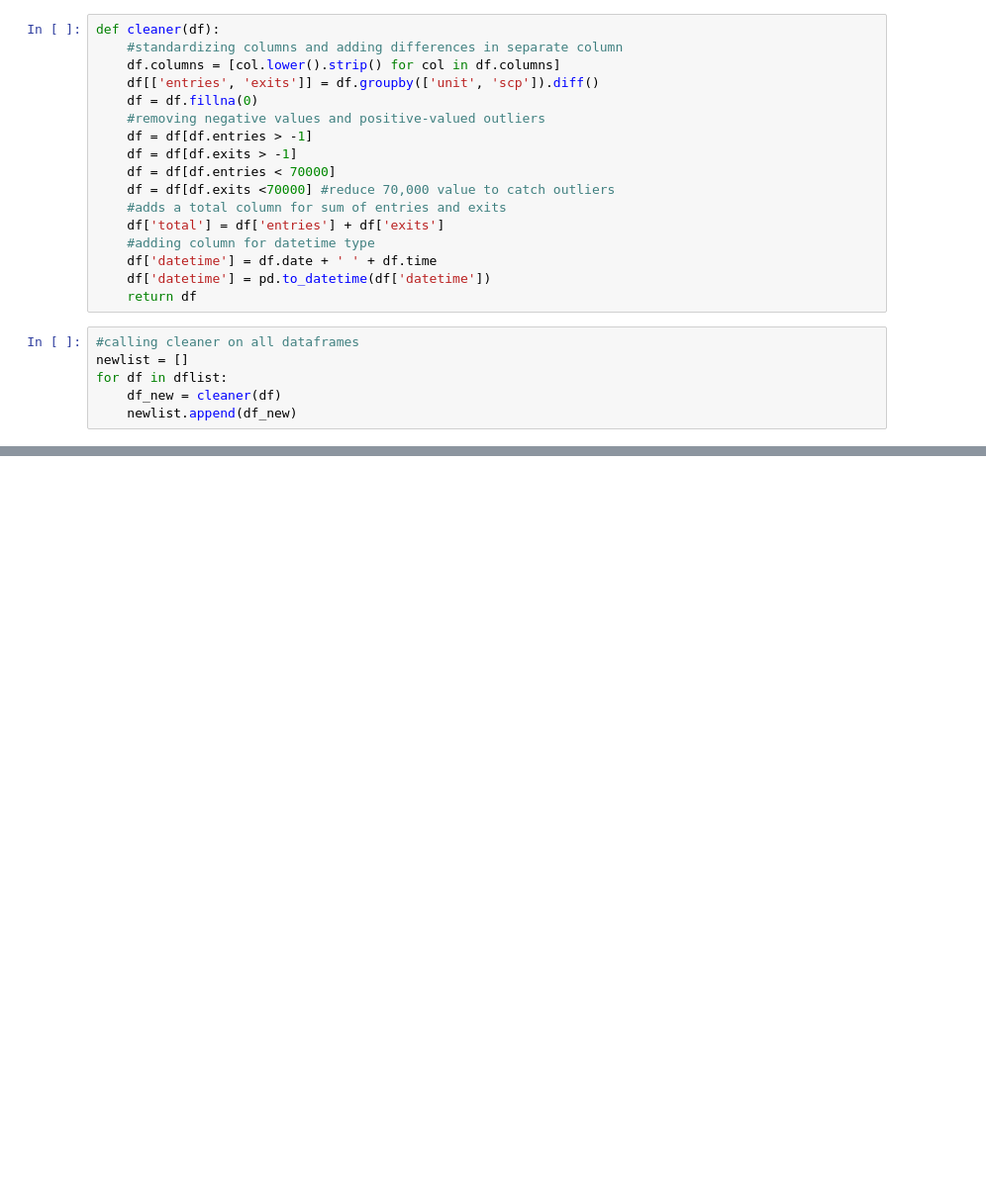
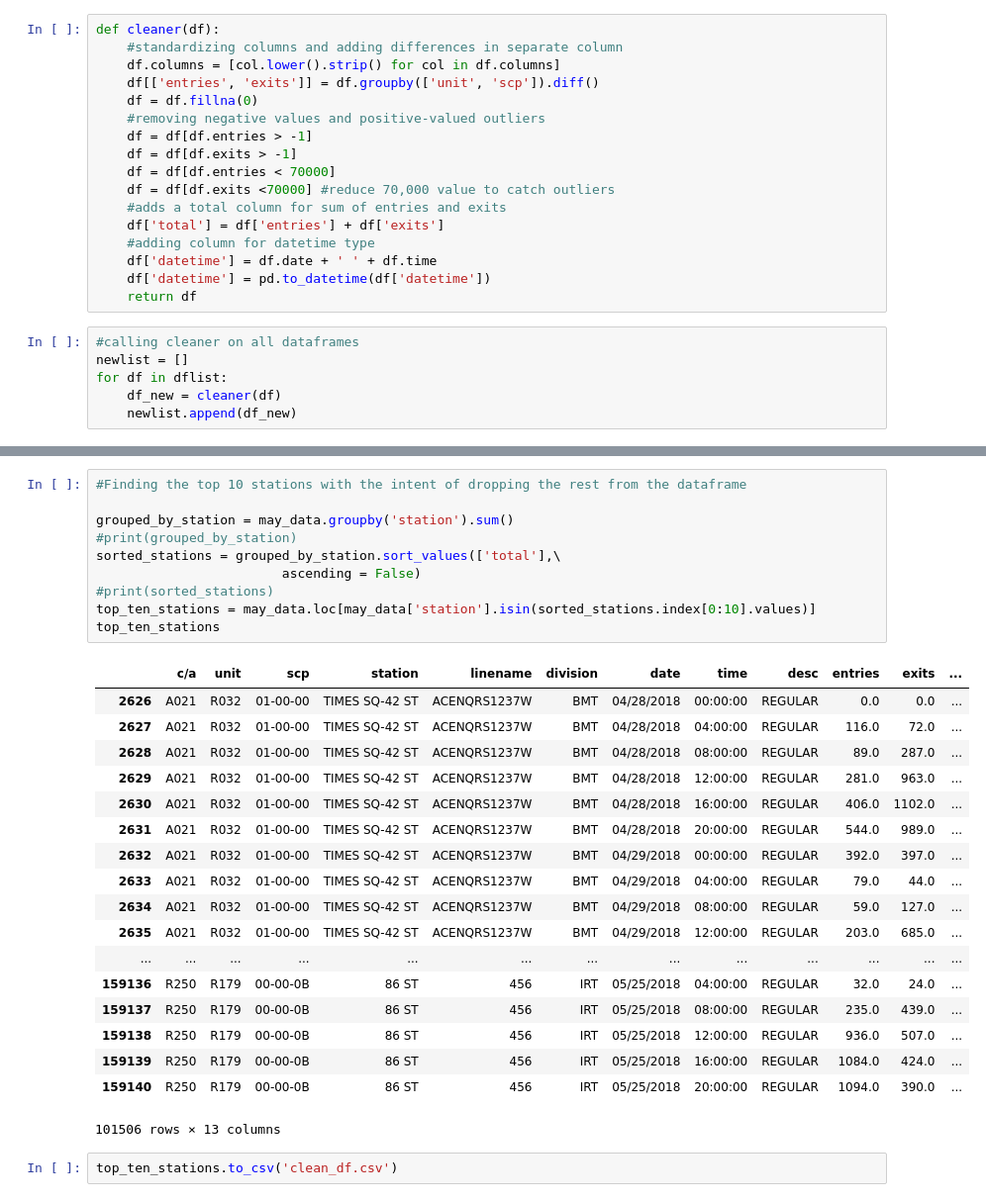
Before and after one commit to DimitriTheoharatos/ProjectBenson, a Jupyter notebook: Cleaning Block Benson.ipynb, the cells around one changed output, grey strips where cells are left out. Shown: that part at 99% size. Drawn from its saved outputs; the diff is of its cells as text; blank space fills up the shorter version.

Commit message:
Clean dataframe and updated cleaner block
use the clean_df file for visualizations, cleaning block was changed to remove the not-top 10 stations.

```diff
--- a/Cleaning Block Benson.ipynb
+++ b/Cleaning Block Benson.ipynb
@@ -63,0 +64,31 @@ may_data
+# %%
+#Finding the top 10 stations with the intent of dropping the rest from the dataframe
+
+grouped_by_station = may_data.groupby('station').sum()
+#print(grouped_by_station)
+sorted_stations = grouped_by_station.sort_values(['total'],\
+                        ascending = False)
+#print(sorted_stations)
+top_ten_stations = may_data.loc[may_data['station'].isin(sorted_stations.index[0:10].values)]
+top_ten_stations
+# %% [output]
+|  | c/a | unit | scp | station | linename | division | date | time | desc | entries | exits | ... |
+| 2626 | A021 | R032 | 01-00-00 | TIMES SQ-42 ST | ACENQRS1237W | BMT | 04/28/2018 | 00:00:00 | REGULAR | 0.0 | 0.0 | ... |
+| 2627 | A021 | R032 | 01-00-00 | TIMES SQ-42 ST | ACENQRS1237W | BMT | 04/28/2018 | 04:00:00 | REGULAR | 116.0 | 72.0 | ... |
+| 2628 | A021 | R032 | 01-00-00 | TIMES SQ-42 ST | ACENQRS1237W | BMT | 04/28/2018 | 08:00:00 | REGULAR | 89.0 | 287.0 | ... |
+| 2629 | A021 | R032 | 01-00-00 | TIMES SQ-42 ST | ACENQRS1237W | BMT | 04/28/2018 | 12:00:00 | REGULAR | 281.0 | 963.0 | ... |
+| 2630 | A021 | R032 | 01-00-00 | TIMES SQ-42 ST | ACENQRS1237W | BMT | 04/28/2018 | 16:00:00 | REGULAR | 406.0 | 1102.0 | ... |
+| 2631 | A021 | R032 | 01-00-00 | TIMES SQ-42 ST | ACENQRS1237W | BMT | 04/28/2018 | 20:00:00 | REGULAR | 544.0 | 989.0 | ... |
+| 2632 | A021 | R032 | 01-00-00 | TIMES SQ-42 ST | ACENQRS1237W | BMT | 04/29/2018 | 00:00:00 | REGULAR | 392.0 | 397.0 | ... |
+| 2633 | A021 | R032 | 01-00-00 | TIMES SQ-42 ST | ACENQRS1237W | BMT | 04/29/2018 | 04:00:00 | REGULAR | 79.0 | 44.0 | ... |
+| 2634 | A021 | R032 | 01-00-00 | TIMES SQ-42 ST | ACENQRS1237W | BMT | 04/29/2018 | 08:00:00 | REGULAR | 59.0 | 127.0 | ... |
+| 2635 | A021 | R032 | 01-00-00 | TIMES SQ-42 ST | ACENQRS1237W | BMT | 04/29/2018 | 12:00:00 | REGULAR | 203.0 | 685.0 | ... |
+| ... | ... | ... | ... | ... | ... | ... | ... | ... | ... | ... | ... | ... |
+| 159136 | R250 | R179 | 00-00-0B | 86 ST | 456 | IRT | 05/25/2018 | 04:00:00 | REGULAR | 32.0 | 24.0 | ... |
+| 159137 | R250 | R179 | 00-00-0B | 86 ST | 456 | IRT | 05/25/2018 | 08:00:00 | REGULAR | 235.0 | 439.0 | ... |
+| 159138 | R250 | R179 | 00-00-0B | 86 ST | 456 | IRT | 05/25/2018 | 12:00:00 | REGULAR | 936.0 | 507.0 | ... |
+| 159139 | R250 | R179 | 00-00-0B | 86 ST | 456 | IRT | 05/25/2018 | 16:00:00 | REGULAR | 1084.0 | 424.0 | ... |
+| 159140 | R250 | R179 | 00-00-0B | 86 ST | 456 | IRT | 05/25/2018 | 20:00:00 | REGULAR | 1094.0 | 390.0 | ... |
+101506 rows × 13 columns
+# %%
+top_ten_stations.to_csv('clean_df.csv')
```
Also changed, not shown: parts of 1 cell of this notebook, 1 other file.
